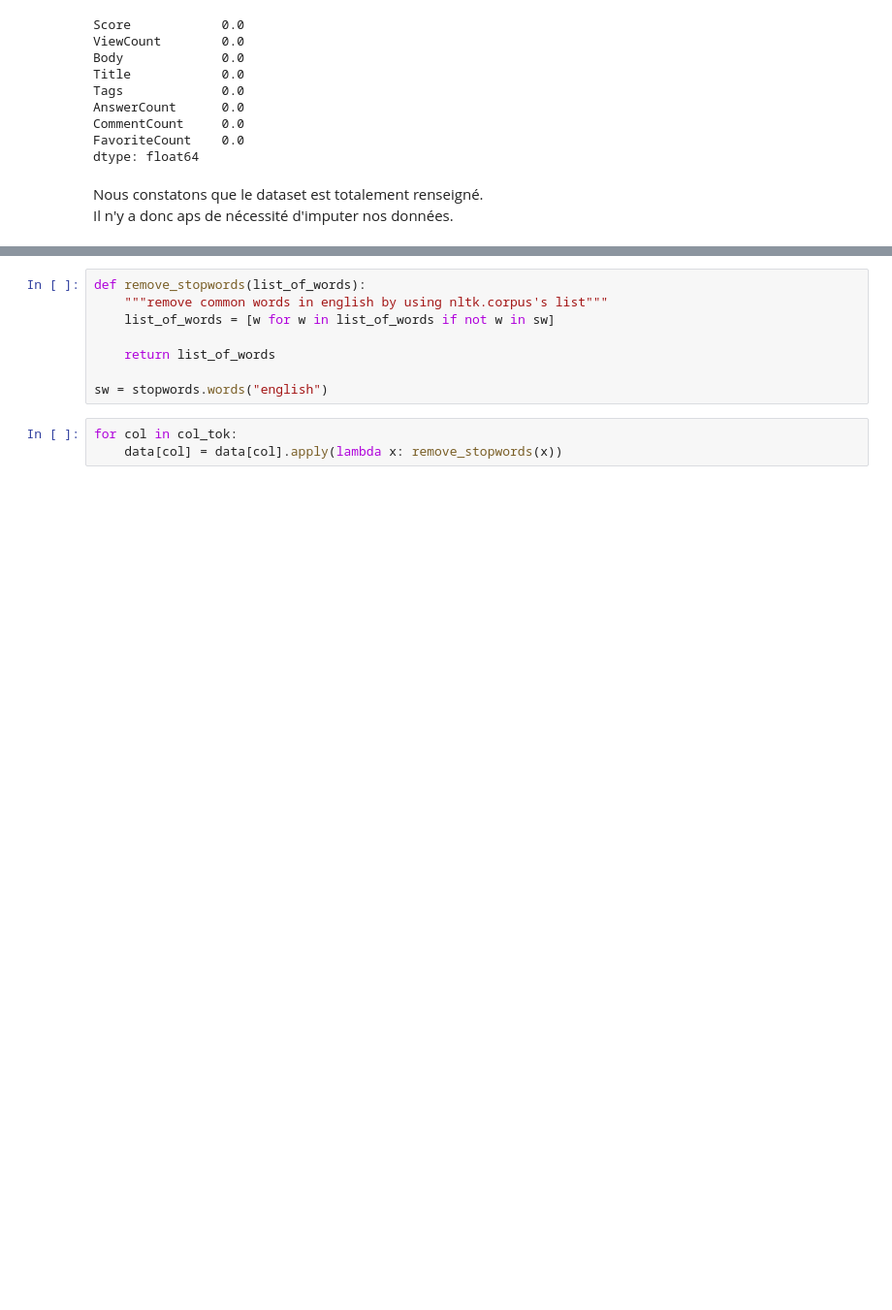
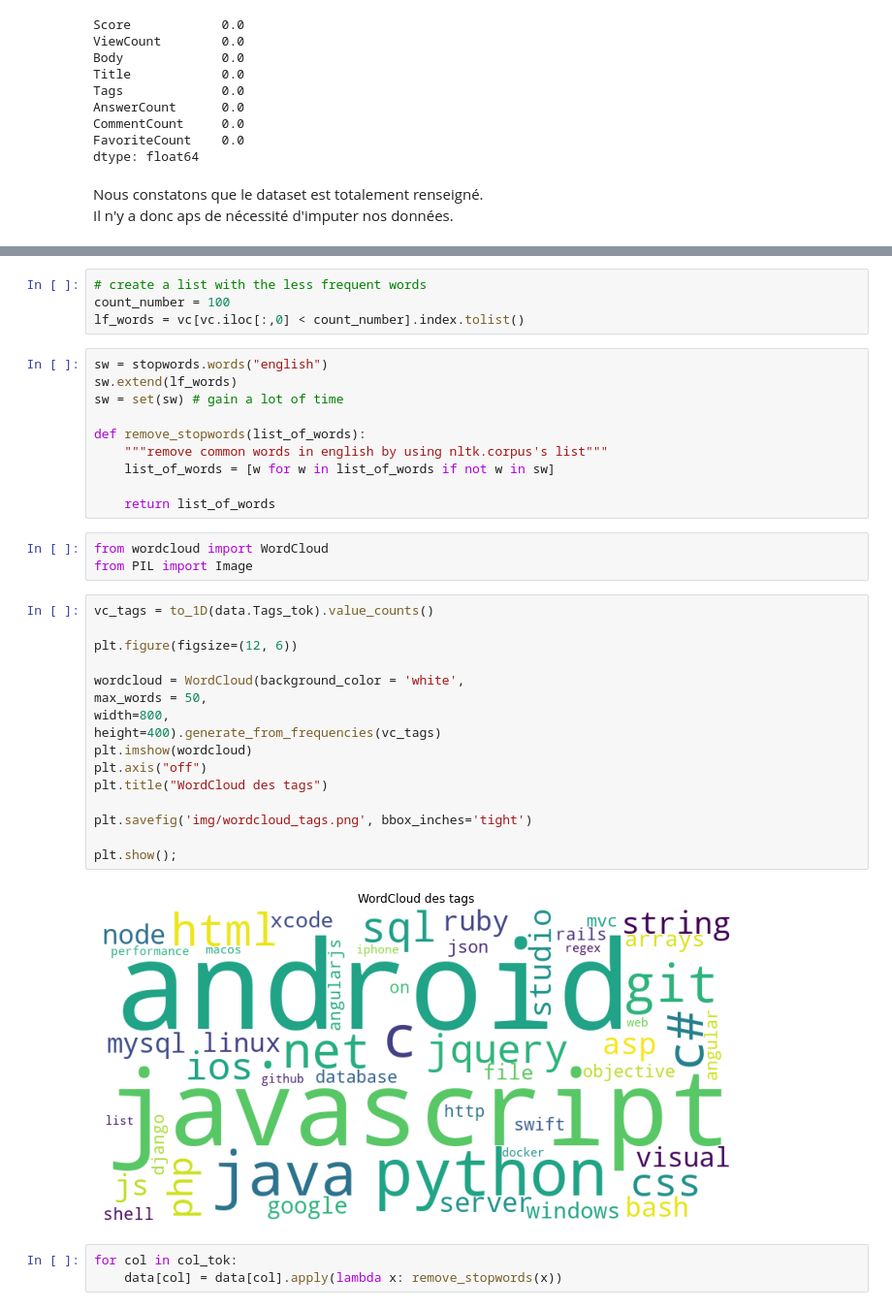
Before and after one commit to abugeia/P5_OCR_categorize_questions, a Jupyter notebook: P5_01_notebookexploration.ipynb, the cells around one changed output, grey strips where cells are left out. Shown: that part at 97% size. Saved outputs shown, nothing was run; the diff lists cells and outputs as text; blank space fills up the shorter version.

```diff
--- a/P5_01_notebookexploration.ipynb
+++ b/P5_01_notebookexploration.ipynb
@@ -426,11 +461,38 @@ Options :
+# %%
+# create a list with the less frequent words
+count_number = 100
+lf_words = vc[vc.iloc[:,0] < count_number].index.tolist()
 # %%
+sw = stopwords.words("english")
+sw.extend(lf_words)
+sw = set(sw) # gain a lot of time
+
 def remove_stopwords(list_of_words):
     """remove common words in english by using nltk.corpus's list"""
     list_of_words = [w for w in list_of_words if not w in sw]
 
     return list_of_words
-
-sw = stopwords.words("english")
+# %%
+from wordcloud import WordCloud
+from PIL import Image
+# %%
+vc_tags = to_1D(data.Tags_tok).value_counts()
+
+plt.figure(figsize=(12, 6))
+
+wordcloud = WordCloud(background_color = 'white',
+max_words = 50,
+width=800,
+height=400).generate_from_frequencies(vc_tags)
+plt.imshow(wordcloud)
+plt.axis("off")
+plt.title("WordCloud des tags")
+
+plt.savefig('img/wordcloud_tags.png', bbox_inches='tight')
+
+plt.show();
+# %% [output]
+[figure, added]
 # %%
 for col in col_tok:
     data[col] = data[col].apply(lambda x: remove_stopwords(x))
```
Also changed, not shown: parts of 33 cells of this notebook, 21 other files.
